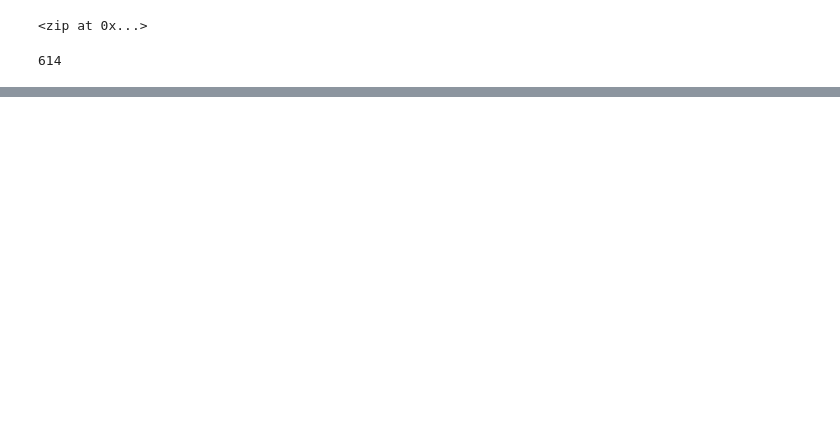
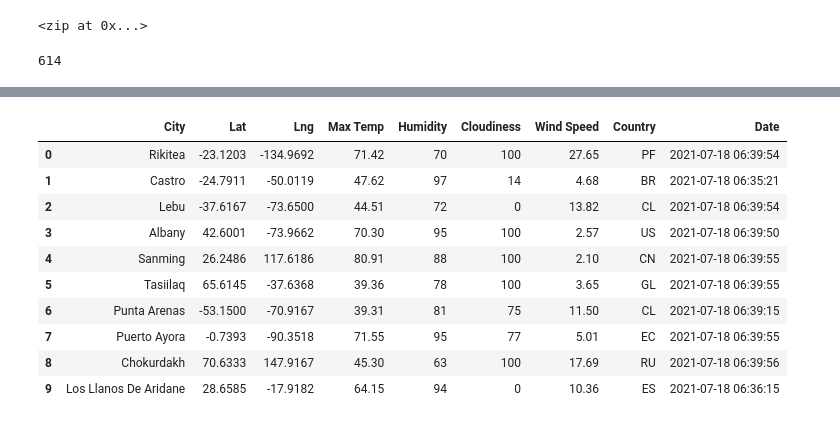
Before and after one commit to OneilAnderson/World_Weather_Analysis, a Jupyter notebook: WeatherPy.ipynb, the cells around one changed output, grey strips where cells are left out. Saved outputs shown, nothing was run; the diff lists cells and outputs as text; code cells hidden in the pictures; blank space fills up the shorter version.

Commit message:
Modifying gitignore and adding WeatherPy

```diff
--- a/WeatherPy.ipynb
+++ b/WeatherPy.ipynb
@@ -33,0 +37,18 @@ len(cities)
+# %%
+# Import the requests library.
+import requests
+
+# Import the API key.
+from config import weather_api_key
+
+# Starting URL for Weather Map API Call.
+url = "http://api.openweathermap.org/data/2.5/weather?units=Imperial&APPID=" + weather_api_key
+print(url)
+
+# Create an endpoint URL for a city.
+city_url = url + "&q=" + "Boston"
+print(city_url)
+
+# Make a 'Get' request for the city weather.
+city_weather = requests.get(city_url)
+city_weather
@@ -33,0 +135,16 @@ len(cities)
+# %%
+# Convert the array of dictionaries to a Pandas DataFrame.
+city_data_df = pd.DataFrame(city_data)
+city_data_df.head(10)
+# %% [output]
+|  | City | Lat | Lng | Max Temp | Humidity | Cloudiness | Wind Speed | Country | Date |
+| 0 | Rikitea | -23.1203 | -134.9692 | 71.42 | 70 | 100 | 27.65 | PF | 2021-07-18 06:39:54 |
+| 1 | Castro | -24.7911 | -50.0119 | 47.62 | 97 | 14 | 4.68 | BR | 2021-07-18 06:35:21 |
+| 2 | Lebu | -37.6167 | -73.6500 | 44.51 | 72 | 0 | 13.82 | CL | 2021-07-18 06:39:54 |
+| 3 | Albany | 42.6001 | -73.9662 | 70.30 | 95 | 100 | 2.57 | US | 2021-07-18 06:39:50 |
+| 4 | Sanming | 26.2486 | 117.6186 | 80.91 | 88 | 100 | 2.10 | CN | 2021-07-18 06:39:55 |
+| 5 | Tasiilaq | 65.6145 | -37.6368 | 39.36 | 78 | 100 | 3.65 | GL | 2021-07-18 06:39:55 |
+| 6 | Punta Arenas | -53.1500 | -70.9167 | 39.31 | 81 | 75 | 11.50 | CL | 2021-07-18 06:39:15 |
+| 7 | Puerto Ayora | -0.7393 | -90.3518 | 71.55 | 95 | 77 | 5.01 | EC | 2021-07-18 06:39:55 |
+| 8 | Chokurdakh | 70.6333 | 147.9167 | 45.30 | 63 | 100 | 17.69 | RU | 2021-07-18 06:39:56 |
+| 9 | Los Llanos De Aridane | 28.6585 | -17.9182 | 64.15 | 94 | 0 | 10.36 | ES | 2021-07-18 06:36:15 |
```
Also changed, not shown: parts of 6 cells of this notebook, 1 other file.
